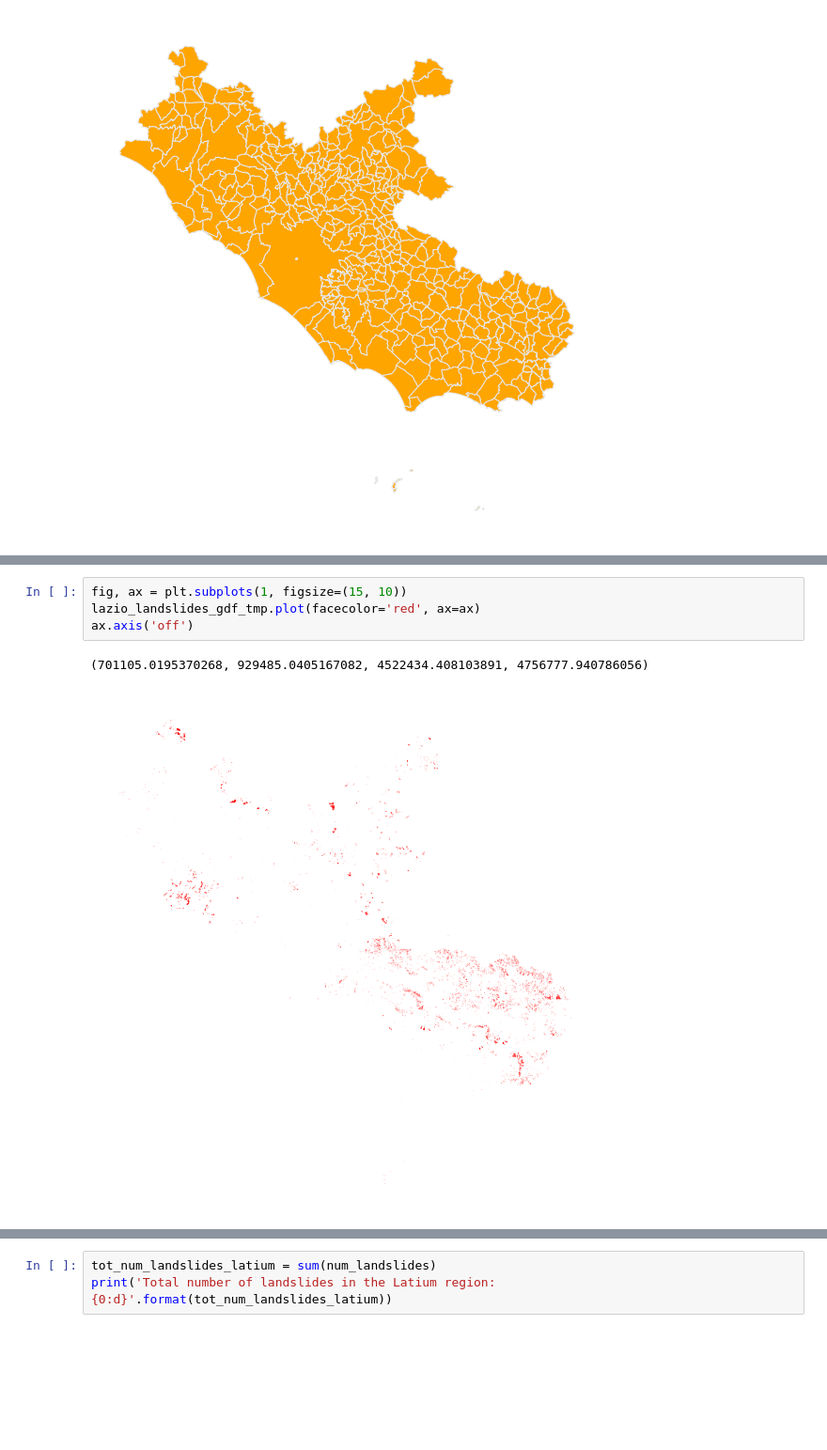
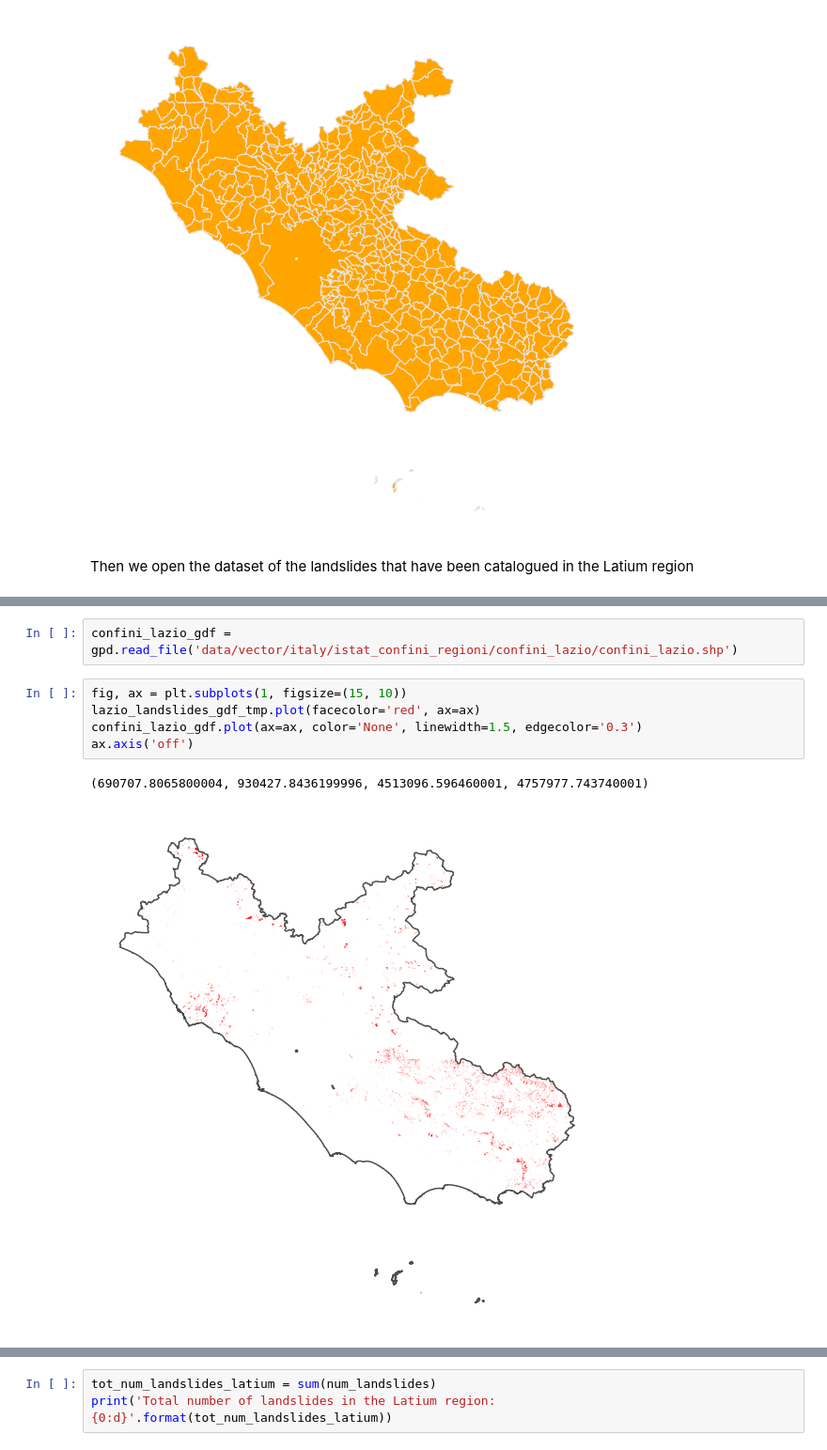
Before and after one commit to luigiselmi/geoscience, a Jupyter notebook: areas_at_risk.ipynb, the cells around one changed output, grey strips where cells are left out. Shown at 94% size. Drawn from its saved outputs; the diff is of its cells as text; blank space fills up the shorter version.

```diff
--- a/areas_at_risk.ipynb
+++ b/areas_at_risk.ipynb
@@ -39,6 +39,8 @@ ax.axis('off')
 # %% [output]
 (690707.8065800004, 930427.8436199996, 4513096.596460001, 4757977.743740001)
 [figure]
+# %% [markdown]
+Then we open the dataset of the landslides that have been catalogued in the Latium region
 # %%
 lazio_landslides_gdf_tmp = gpd.read_file('data/vector/italy/landslides/lazio/frane_poly_opendataPolygon.shp')
 lazio_landslides_gdf_tmp.head()
@@ -49,10 +51,13 @@ lazio_landslides_gdf_tmp.head()
 | 2 | 0580073500 | 5 | Colamento rapido | 12.0 | Lazio | 58.0 | Roma | 58085.0 | Rocca di Cave | ... |
 | 3 | 0600276700 | 4 | Colamento lento | 12.0 | Lazio | 60.0 | Frosinone | 60031.0 | Esperia | ... |
 | 4 | 0600514900 | 1 | Crollo/Ribaltamento | 12.0 | Lazio | 60.0 | Frosinone | 60077.0 | Terelle | ... |
+# %%
+confini_lazio_gdf = gpd.read_file('data/vector/italy/istat_confini_regioni/confini_lazio/confini_lazio.shp')
 # %%
 fig, ax = plt.subplots(1, figsize=(15, 10))
 lazio_landslides_gdf_tmp.plot(facecolor='red', ax=ax)
+confini_lazio_gdf.plot(ax=ax, color='None', linewidth=1.5, edgecolor='0.3')
 ax.axis('off')
 # %% [output]
-(701105.0195370268, 929485.0405167082, 4522434.408103891, 4756777.940786056)
+(690707.8065800004, 930427.8436199996, 4513096.596460001, 4757977.743740001)
-[figure, old version]
+[figure, new version]
```
Also changed, not shown: parts of 12 cells of this notebook.
